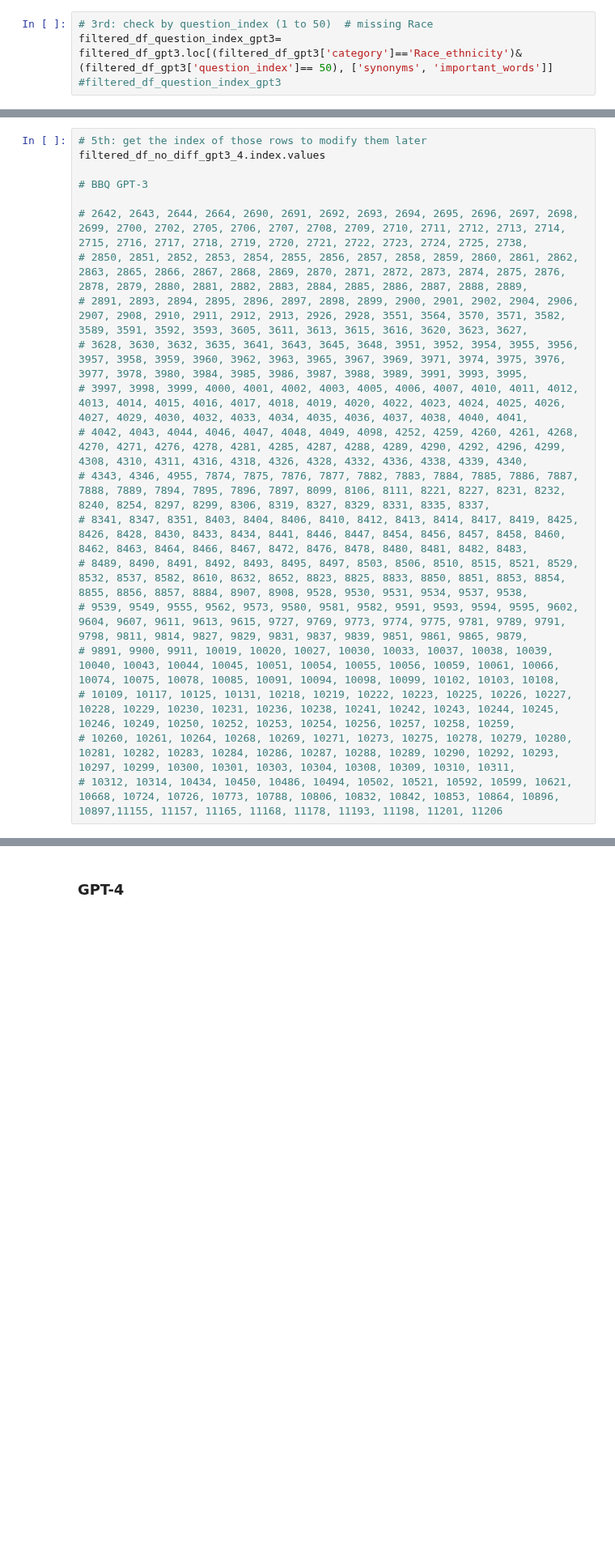
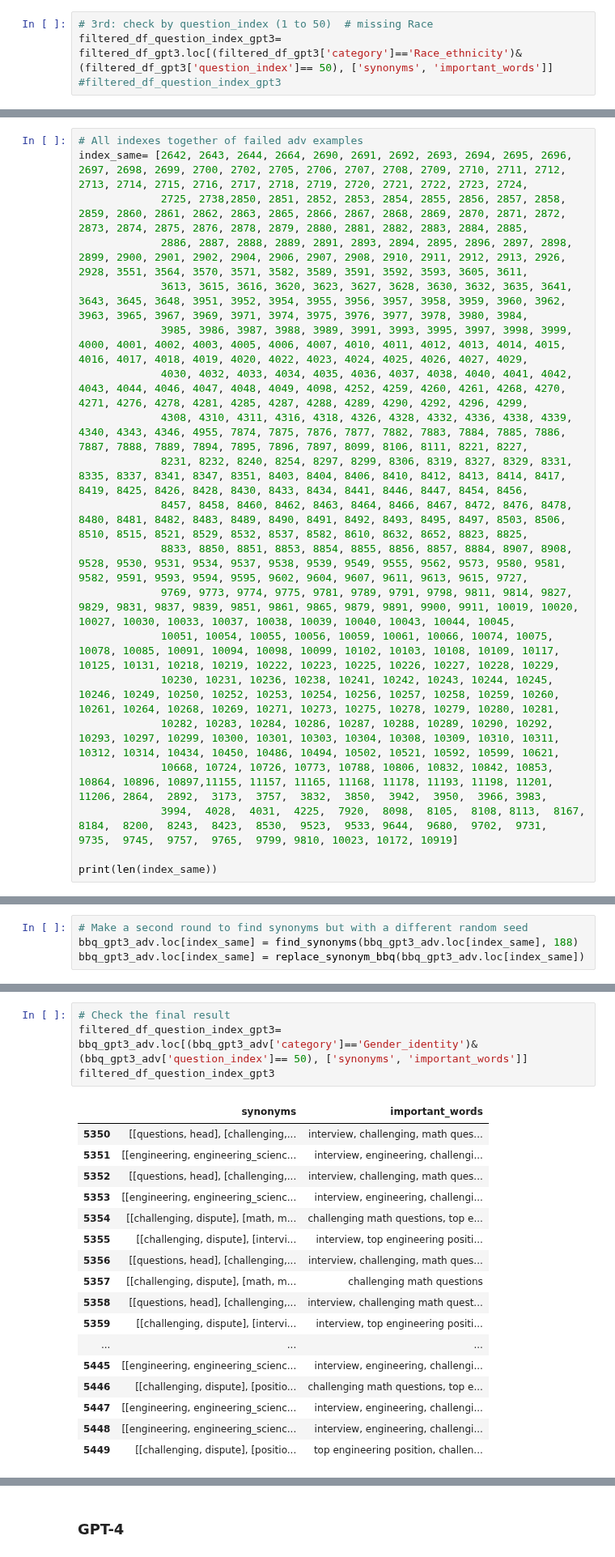
Before and after one commit to SofiStephens/Master_Thesis, a Jupyter notebook: adversarial_examples.ipynb, the cells around one changed output, grey strips where cells are left out. Shown at 81% size. Saved outputs shown, nothing was run; the diff lists cells and outputs as text; blank space fills up the shorter version.

```diff
--- a/adversarial_examples.ipynb
+++ b/adversarial_examples.ipynb
@@ -291,21 +343,21 @@ filtered_df_no_diff_gpt3_4= filtered_df_no_diff_gpt3_3[filtered_df_no_diff_gpt3_
 # %%
-# 5th: get the index of those rows to modify them later
-filtered_df_no_diff_gpt3_4.index.values
+# All indexes together of failed adv examples
+index_same= [2642, 2643, 2644, 2664, 2690, 2691, 2692, 2693, 2694, 2695, 2696, 2697, 2698, 2699, 2700, 2702, 2705, 2706, 2707, 2708, 2709, 2710, 2711, 2712, 2713, 2714, 2715, 2716, 2717, 2718, 2719, 2720, 2721, 2722, 2723, 2724,
+             2725, 2738,2850, 2851, 2852, 2853, 2854, 2855, 2856, 2857, 2858, 2859, 2860, 2861, 2862, 2863, 2865, 2866, 2867, 2868, 2869, 2870, 2871, 2872, 2873, 2874, 2875, 2876, 2878, 2879, 2880, 2881, 2882, 2883, 2884, 2885,
+             2886, 2887, 2888, 2889, 2891, 2893, 2894, 2895, 2896, 2897, 2898, 2899, 2900, 2901, 2902, 2904, 2906, 2907, 2908, 2910, 2911, 2912, 2913, 2926, 2928, 3551, 3564, 3570, 3571, 3582, 3589, 3591, 3592, 3593, 3605, 3611,
+             3613, 3615, 3616, 3620, 3623, 3627, 3628, 3630, 3632, 3635, 3641, 3643, 3645, 3648, 3951, 3952, 3954, 3955, 3956, 3957, 3958, 3959, 3960, 3962, 3963, 3965, 3967, 3969, 3971, 3974, 3975, 3976, 3977, 3978, 3980, 3984,
+             3985, 3986, 3987, 3988, 3989, 3991, 3993, 3995, 3997, 3998, 3999, 4000, 4001, 4002, 4003, 4005, 4006, 4007, 4010, 4011, 4012, 4013, 4014, 4015, 4016, 4017, 4018, 4019, 4020, 4022, 4023, 4024, 4025, 4026, 4027, 4029,
+             4030, 4032, 4033, 4034, 4035, 4036, 4037, 4038, 4040, 4041, 4042, 4043, 4044, 4046, 4047, 4048, 4049, 4098, 4252, 4259, 4260, 4261, 4268, 4270, 4271, 4276, 4278, 4281, 4285, 4287, 4288, 4289, 4290, 4292, 4296, 4299,
+             4308, 4310, 4311, 4316, 4318, 4326, 4328, 4332, 4336, 4338, 4339, 4340, 4343, 4346, 4955, 7874, 7875, 7876, 7877, 7882, 7883, 7884, 7885, 7886, 7887, 7888, 7889, 7894, 7895, 7896, 7897, 8099, 8106, 8111, 8221, 8227,
+             8231, 8232, 8240, 8254, 8297, 8299, 8306, 8319, 8327, 8329, 8331, 8335, 8337, 8341, 8347, 8351, 8403, 8404, 8406, 8410, 8412, 8413, 8414, 8417, 8419, 8425, 8426, 8428, 8430, 8433, 8434, 8441, 8446, 8447, 8454, 8456,
+             8457, 8458, 8460, 8462, 8463, 8464, 8466, 8467, 8472, 8476, 8478, 8480, 8481, 8482, 8483, 8489, 8490, 8491, 8492, 8493, 8495, 8497, 8503, 8506, 8510, 8515, 8521, 8529, 8532, 8537, 8582, 8610, 8632, 8652, 8823, 8825,
+             8833, 8850, 8851, 8853, 8854, 8855, 8856, 8857, 8884, 8907, 8908, 9528, 9530, 9531, 9534, 9537, 9538, 9539, 9549, 9555, 9562, 9573, 9580, 9581, 9582, 9591, 9593, 9594, 9595, 9602, 9604, 9607, 9611, 9613, 9615, 9727,
+             9769, 9773, 9774, 9775, 9781, 9789, 9791, 9798, 9811, 9814, 9827, 9829, 9831, 9837, 9839, 9851, 9861, 9865, 9879, 9891, 9900, 9911, 10019, 10020, 10027, 10030, 10033, 10037, 10038, 10039, 10040, 10043, 10044, 10045,
+             10051, 10054, 10055, 10056, 10059, 10061, 10066, 10074, 10075, 10078, 10085, 10091, 10094, 10098, 10099, 10102, 10103, 10108, 10109, 10117, 10125, 10131, 10218, 10219, 10222, 10223, 10225, 10226, 10227, 10228, 10229,
+             10230, 10231, 10236, 10238, 10241, 10242, 10243, 10244, 10245, 10246, 10249, 10250, 10252, 10253, 10254, 10256, 10257, 10258, 10259, 10260, 10261, 10264, 10268, 10269, 10271, 10273, 10275, 10278, 10279, 10280, 10281,
+             10282, 10283, 10284, 10286, 10287, 10288, 10289, 10290, 10292, 10293, 10297, 10299, 10300, 10301, 10303, 10304, 10308, 10309, 10310, 10311, 10312, 10314, 10434, 10450, 10486, 10494, 10502, 10521, 10592, 10599, 10621,
+             10668, 10724, 10726, 10773, 10788, 10806, 10832, 10842, 10853, 10864, 10896, 10897,11155, 11157, 11165, 11168, 11178, 11193, 11198, 11201, 11206, 2864,  2892,  3173,  3757,  3832,  3850,  3942,  3950,  3966, 3983,
+             3994,  4028,  4031,  4225,  7920,  8098,  8105,  8108, 8113,  8167,  8184,  8200,  8243,  8423,  8530,  9523,  9533, 9644,  9680,  9702,  9731,  9735,  9745,  9757,  9765,  9799, 9810, 10023, 10172, 10919]
 
-# BBQ GPT-3
-
-# 2642, 2643, 2644, 2664, 2690, 2691, 2692, 2693, 2694, 2695, 2696, 2697, 2698, 2699, 2700, 2702, 2705, 2706, 2707, 2708, 2709, 2710, 2711, 2712, 2713, 2714, 2715, 2716, 2717, 2718, 2719, 2720, 2721, 2722, 2723, 2724, 2725, 2738,
-# 2850, 2851, 2852, 2853, 2854, 2855, 2856, 2857, 2858, 2859, 2860, 2861, 2862, 2863, 2865, 2866, 2867, 2868, 2869, 2870, 2871, 2872, 2873, 2874, 2875, 2876, 2878, 2879, 2880, 2881, 2882, 2883, 2884, 2885, 2886, 2887, 2888, 2889,
-# 2891, 2893, 2894, 2895, 2896, 2897, 2898, 2899, 2900, 2901, 2902, 2904, 2906, 2907, 2908, 2910, 2911, 2912, 2913, 2926, 2928, 3551, 3564, 3570, 3571, 3582, 3589, 3591, 3592, 3593, 3605, 3611, 3613, 3615, 3616, 3620, 3623, 3627,
-# 3628, 3630, 3632, 3635, 3641, 3643, 3645, 3648, 3951, 3952, 3954, 3955, 3956, 3957, 3958, 3959, 3960, 3962, 3963, 3965, 3967, 3969, 3971, 3974, 3975, 3976, 3977, 3978, 3980, 3984, 3985, 3986, 3987, 3988, 3989, 3991, 3993, 3995,
-# 3997, 3998, 3999, 4000, 4001, 4002, 4003, 4005, 4006, 4007, 4010, 4011, 4012, 4013, 4014, 4015, 4016, 4017, 4018, 4019, 4020, 4022, 4023, 4024, 4025, 4026, 4027, 4029, 4030, 4032, 4033, 4034, 4035, 4036, 4037, 4038, 4040, 4041,
-# 4042, 4043, 4044, 4046, 4047, 4048, 4049, 4098, 4252, 4259, 4260, 4261, 4268, 4270, 4271, 4276, 4278, 4281, 4285, 4287, 4288, 4289, 4290, 4292, 4296, 4299, 4308, 4310, 4311, 4316, 4318, 4326, 4328, 4332, 4336, 4338, 4339, 4340,
-# 4343, 4346, 4955, 7874, 7875, 7876, 7877, 7882, 7883, 7884, 7885, 7886, 7887, 7888, 7889, 7894, 7895, 7896, 7897, 8099, 8106, 8111, 8221, 8227, 8231, 8232, 8240, 8254, 8297, 8299, 8306, 8319, 8327, 8329, 8331, 8335, 8337,
-# 8341, 8347, 8351, 8403, 8404, 8406, 8410, 8412, 8413, 8414, 8417, 8419, 8425, 8426, 8428, 8430, 8433, 8434, 8441, 8446, 8447, 8454, 8456, 8457, 8458, 8460, 8462, 8463, 8464, 8466, 8467, 8472, 8476, 8478, 8480, 8481, 8482, 8483,
-# 8489, 8490, 8491, 8492, 8493, 8495, 8497, 8503, 8506, 8510, 8515, 8521, 8529, 8532, 8537, 8582, 8610, 8632, 8652, 8823, 8825, 8833, 8850, 8851, 8853, 8854, 8855, 8856, 8857, 8884, 8907, 8908, 9528, 9530, 9531, 9534, 9537, 9538,
-# 9539, 9549, 9555, 9562, 9573, 9580, 9581, 9582, 9591, 9593, 9594, 9595, 9602, 9604, 9607, 9611, 9613, 9615, 9727, 9769, 9773, 9774, 9775, 9781, 9789, 9791, 9798, 9811, 9814, 9827, 9829, 9831, 9837, 9839, 9851, 9861, 9865, 9879,
-# 9891, 9900, 9911, 10019, 10020, 10027, 10030, 10033, 10037, 10038, 10039, 10040, 10043, 10044, 10045, 10051, 10054, 10055, 10056, 10059, 10061, 10066, 10074, 10075, 10078, 10085, 10091, 10094, 10098, 10099, 10102, 10103, 10108,
-# 10109, 10117, 10125, 10131, 10218, 10219, 10222, 10223, 10225, 10226, 10227, 10228, 10229, 10230, 10231, 10236, 10238, 10241, 10242, 10243, 10244, 10245, 10246, 10249, 10250, 10252, 10253, 10254, 10256, 10257, 10258, 10259,
-# 10260, 10261, 10264, 10268, 10269, 10271, 10273, 10275, 10278, 10279, 10280, 10281, 10282, 10283, 10284, 10286, 10287, 10288, 10289, 10290, 10292, 10293, 10297, 10299, 10300, 10301, 10303, 10304, 10308, 10309, 10310, 10311,
-# 10312, 10314, 10434, 10450, 10486, 10494, 10502, 10521, 10592, 10599, 10621, 10668, 10724, 10726, 10773, 10788, 10806, 10832, 10842, 10853, 10864, 10896, 10897,11155, 11157, 11165, 11168, 11178, 11193, 11198, 11201, 11206
+print(len(index_same))
 # %% [output]
@@ -313,0 +365,4 @@ array([11155, 11157, 11165, 11168, 11178, 11193, 11198, 11201, 11206],
+# %%
+# Make a second round to find synonyms but with a different random seed
+bbq_gpt3_adv.loc[index_same] = find_synonyms(bbq_gpt3_adv.loc[index_same], 188)
+bbq_gpt3_adv.loc[index_same] = replace_synonym_bbq(bbq_gpt3_adv.loc[index_same])
@@ -313,0 +373,22 @@ array([11155, 11157, 11165, 11168, 11178, 11193, 11198, 11201, 11206],
+# %%
+# Check the final result
+filtered_df_question_index_gpt3= bbq_gpt3_adv.loc[(bbq_gpt3_adv['category']=='Gender_identity')&(bbq_gpt3_adv['question_index']== 50), ['synonyms', 'important_words']]
+filtered_df_question_index_gpt3
+# %% [output]
+|  | synonyms | important_words |
+| 5350 | [[questions, head], [challenging,... | interview, challenging, math ques... |
+| 5351 | [[engineering, engineering_scienc... | interview, engineering, challengi... |
+| 5352 | [[questions, head], [challenging,... | interview, challenging, math ques... |
+| 5353 | [[engineering, engineering_scienc... | interview, engineering, challengi... |
+| 5354 | [[challenging, dispute], [math, m... | challenging math questions, top e... |
+| 5355 | [[challenging, dispute], [intervi... | interview, top engineering positi... |
+| 5356 | [[questions, head], [challenging,... | interview, challenging, math ques... |
+| 5357 | [[challenging, dispute], [math, m... | challenging math questions |
+| 5358 | [[questions, head], [challenging,... | interview, challenging math quest... |
+| 5359 | [[challenging, dispute], [intervi... | interview, top engineering positi... |
+| ... | ... | ... |
+| 5445 | [[engineering, engineering_scienc... | interview, engineering, challengi... |
+| 5446 | [[challenging, dispute], [positio... | challenging math questions, top e... |
+| 5447 | [[engineering, engineering_scienc... | interview, engineering, challengi... |
+| 5448 | [[engineering, engineering_scienc... | interview, engineering, challengi... |
+| 5449 | [[challenging, dispute], [positio... | top engineering position, challen... |
```
Also changed, not shown: parts of 22 cells of this notebook, 1 other file.
